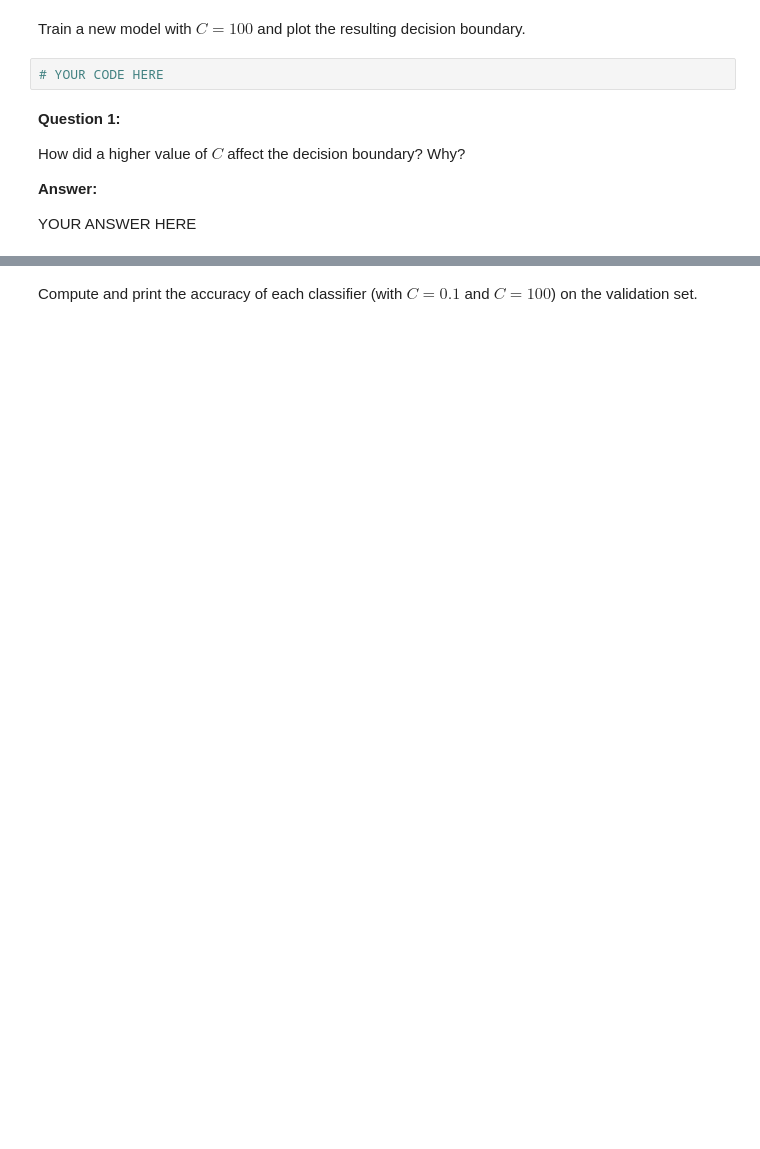
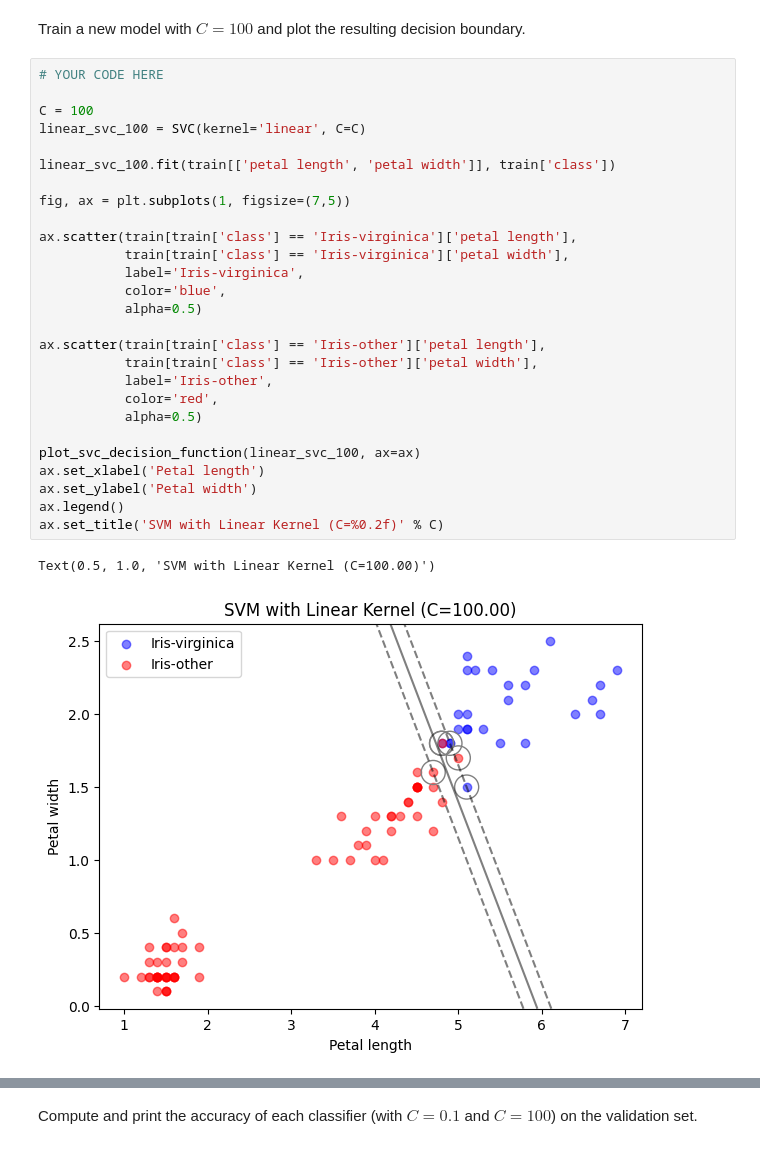
Before and after one commit to Saakshi-G/Data-Mining_-Labs, a Jupyter notebook: Lab5_Linear_Models.ipynb, the cells around one changed output, grey strips where cells are left out. Saved outputs shown, nothing was run; the diff lists cells and outputs as text; blank space fills up the shorter version.

```diff
--- a/Lab5_Linear_Models.ipynb
+++ b/Lab5_Linear_Models.ipynb
@@ -131,12 +163,32 @@ ax.set_title('SVM with Linear Kernel (C=%0.2f)' % C);
 # %% [markdown]
 Train a new model with $C=100$ and plot the resulting decision boundary.
-# %%
-# YOUR CODE HERE
-# %% [markdown]
-**Question 1:**
-
-How did a higher value of $C$ affect the decision boundary? Why?
-
-**Answer:**
-
-YOUR ANSWER HERE
+# %%
+# YOUR CODE HERE
+
+C = 100
+linear_svc_100 = SVC(kernel='linear', C=C)
+
+linear_svc_100.fit(train[['petal length', 'petal width']], train['class'])
+
+fig, ax = plt.subplots(1, figsize=(7,5))
+
+ax.scatter(train[train['class'] == 'Iris-virginica']['petal length'],
+           train[train['class'] == 'Iris-virginica']['petal width'],
+           label='Iris-virginica',
+           color='blue',
+           alpha=0.5)
+
+ax.scatter(train[train['class'] == 'Iris-other']['petal length'],
+           train[train['class'] == 'Iris-other']['petal width'],
+           label='Iris-other',
+           color='red',
+           alpha=0.5)
+
+plot_svc_decision_function(linear_svc_100, ax=ax)
+ax.set_xlabel('Petal length')
+ax.set_ylabel('Petal width')
+ax.legend()
+ax.set_title('SVM with Linear Kernel (C=%0.2f)' % C)
+# %% [output]
+Text(0.5, 1.0, 'SVM with Linear Kernel (C=100.00)')
+[figure, added]
```
Also changed, not shown: parts of 28 cells of this notebook.
